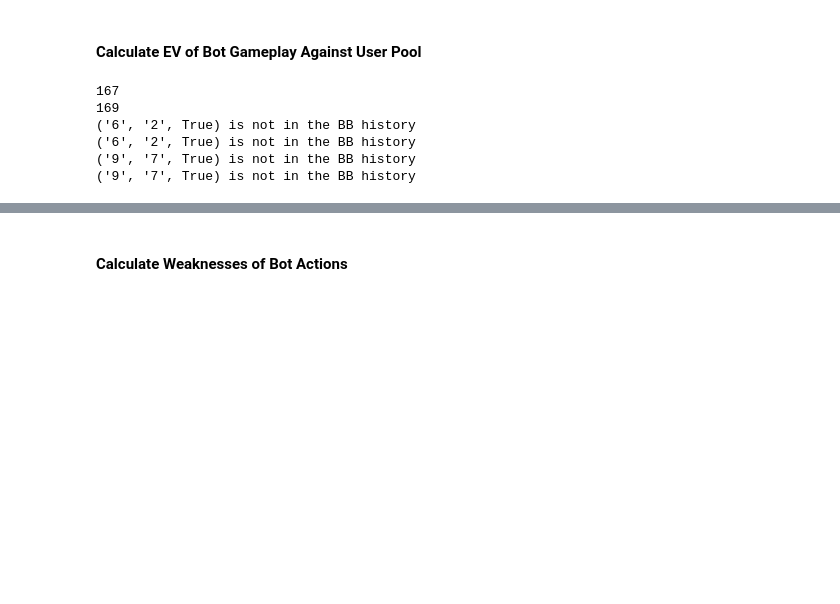
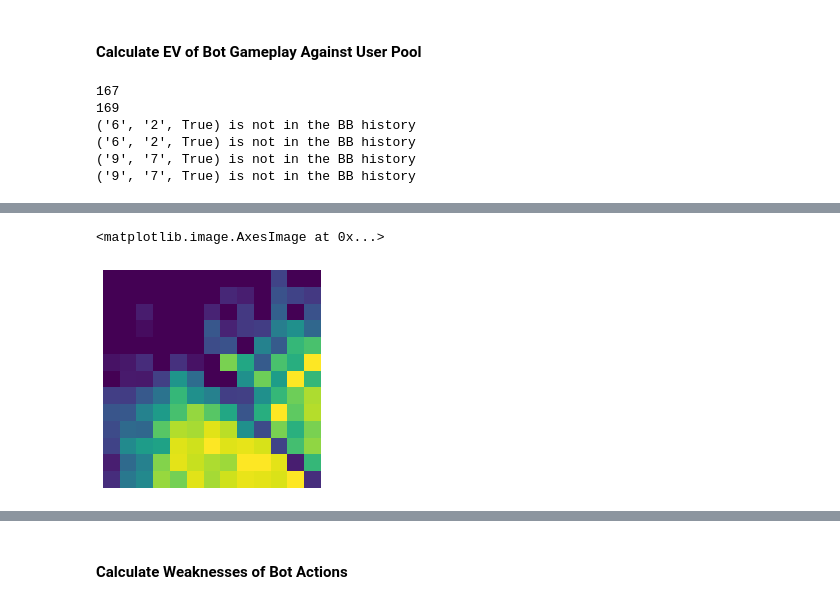
Before and after one commit to nrlopez03/CFR-Poker, a Jupyter notebook: CFR.ipynb, the cells around one changed output, grey strips where cells are left out. Cells and saved outputs as stored; diff of their text form; code cells hidden in the pictures; blank space fills up the shorter version.

```diff
--- a/CFR.ipynb
+++ b/CFR.ipynb
@@ -812,3 +835,9 @@ bb_user_fold_perc_merge[('9', '7', True)] = 0.4
+# %%
+plt.axis('off')
+plt.imshow(userSBchart)
+# %% [output]
+<matplotlib.image.AxesImage at 0x...>
+[figure, added]
 # %%
 # calculate EV of bot strategy against the user population
 
```
Also changed, not shown: parts of 10 cells of this notebook.
